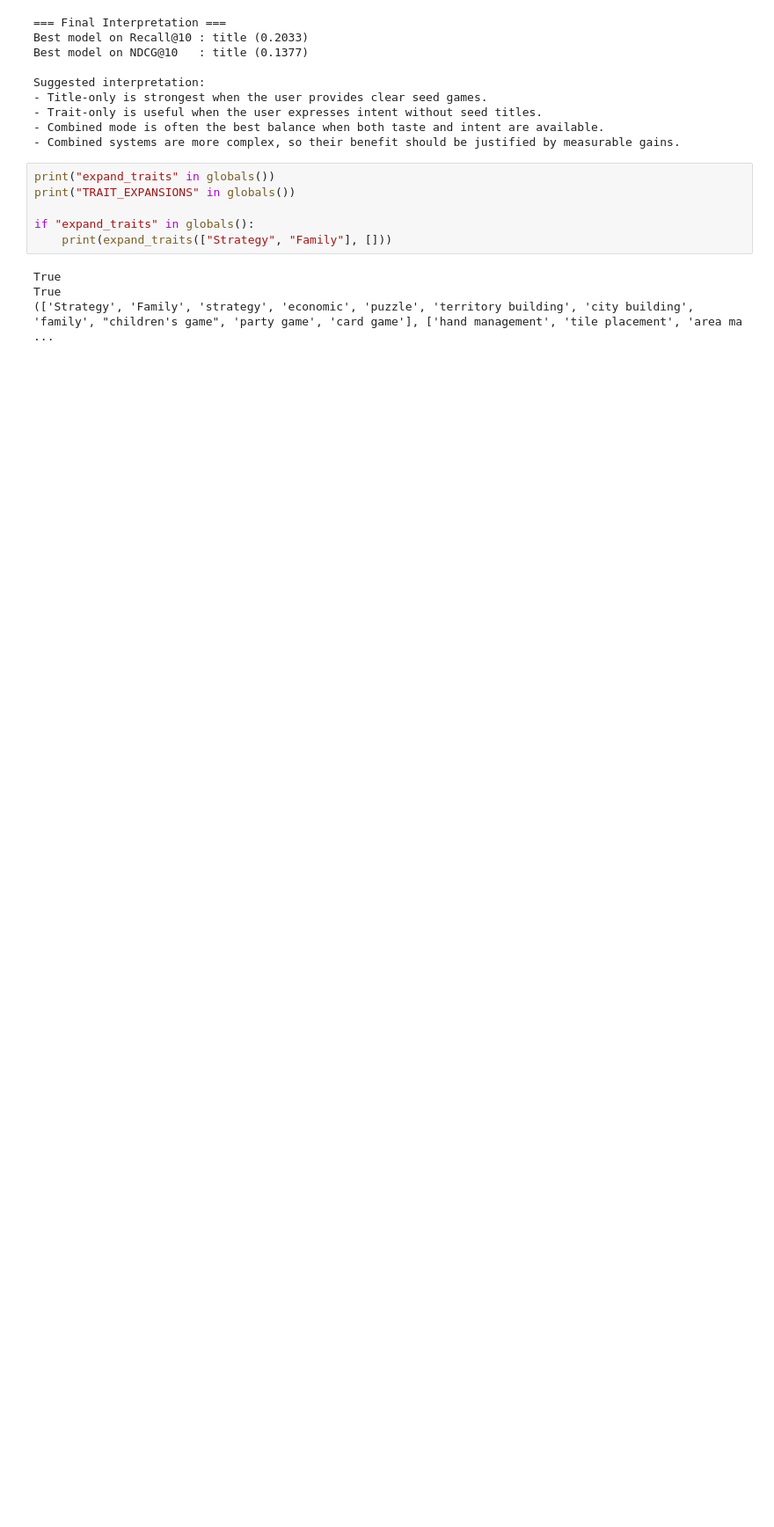
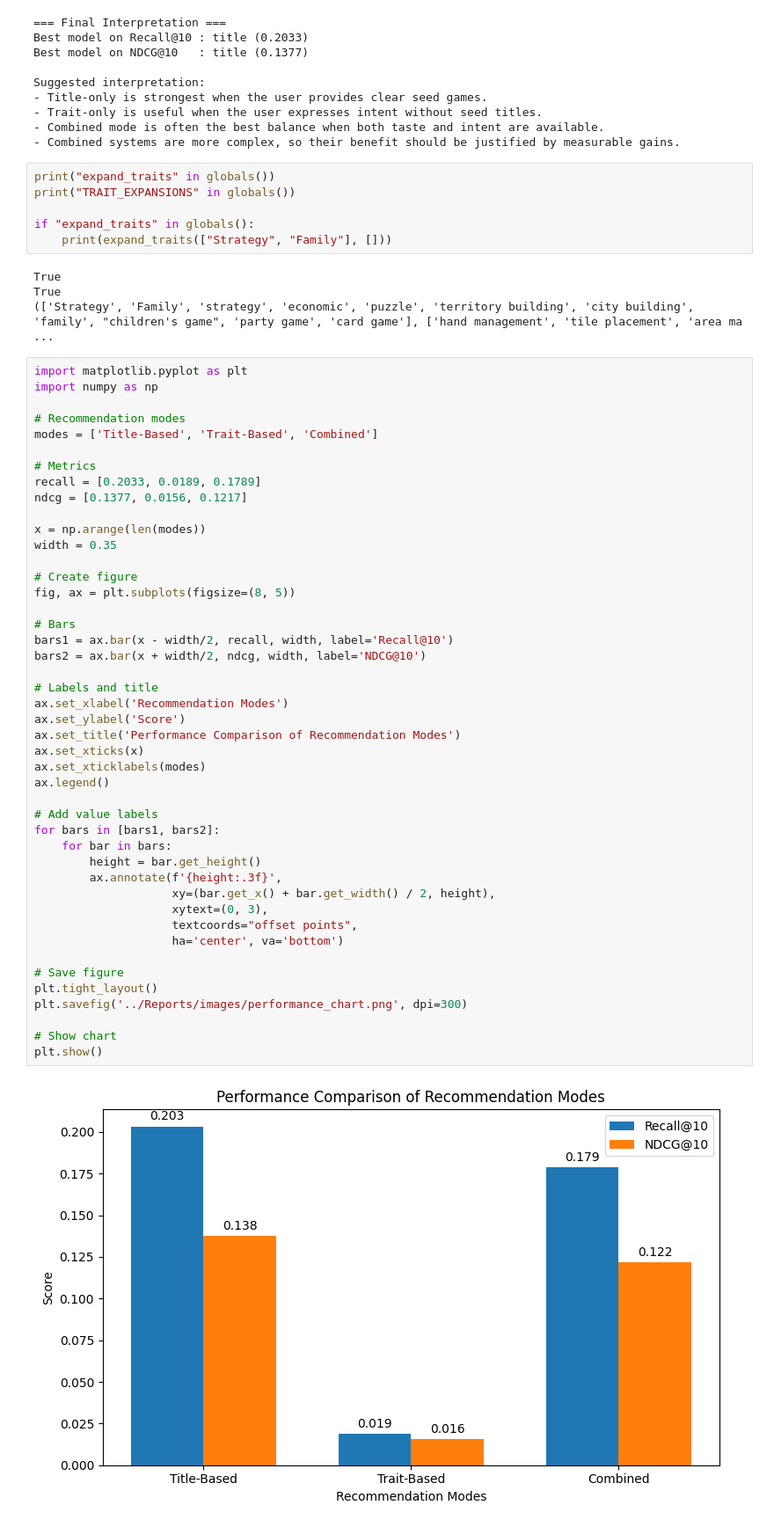
Before and after one commit to FullyMed/My_Projects, a Jupyter notebook: Data_Science/BoardGames_Analyzer/Notebooks/09_Evaluation.ipynb, the cells around one changed output. Shown at 88% size. Cells and saved outputs as stored; diff of their text form; blank space fills up the shorter version.

```diff
--- a/Data_Science/BoardGames_Analyzer/Notebooks/09_Evaluation.ipynb
+++ b/Data_Science/BoardGames_Analyzer/Notebooks/09_Evaluation.ipynb
@@ -1218,3 +1218,50 @@ if "expand_traits" in globals():
 True
 True
 (['Strategy', 'Family', 'strategy', 'economic', 'puzzle', 'territory building', 'city building', 'family', "children's game", 'party game', 'card game'], ['hand management', 'tile placement', 'area ma ...
+# %%
+import matplotlib.pyplot as plt
+import numpy as np
+
+# Recommendation modes
+modes = ['Title-Based', 'Trait-Based', 'Combined']
+
+# Metrics
+recall = [0.2033, 0.0189, 0.1789]
+ndcg = [0.1377, 0.0156, 0.1217]
+
+x = np.arange(len(modes))
+width = 0.35
+
+# Create figure
+fig, ax = plt.subplots(figsize=(8, 5))
+
+# Bars
+bars1 = ax.bar(x - width/2, recall, width, label='Recall@10')
+bars2 = ax.bar(x + width/2, ndcg, width, label='NDCG@10')
+
+# Labels and title
+ax.set_xlabel('Recommendation Modes')
+ax.set_ylabel('Score')
+ax.set_title('Performance Comparison of Recommendation Modes')
+ax.set_xticks(x)
+ax.set_xticklabels(modes)
+ax.legend()
+
+# Add value labels
+for bars in [bars1, bars2]:
+    for bar in bars:
+        height = bar.get_height()
+        ax.annotate(f'{height:.3f}',
+                    xy=(bar.get_x() + bar.get_width() / 2, height),
+                    xytext=(0, 3),
+                    textcoords="offset points",
+                    ha='center', va='bottom')
+
+# Save figure
+plt.tight_layout()
+plt.savefig('../Reports/images/performance_chart.png', dpi=300)
+
+# Show chart
+plt.show()
+# %% [output]
+[figure, added]
```
Also changed, not shown: 2 other files.
